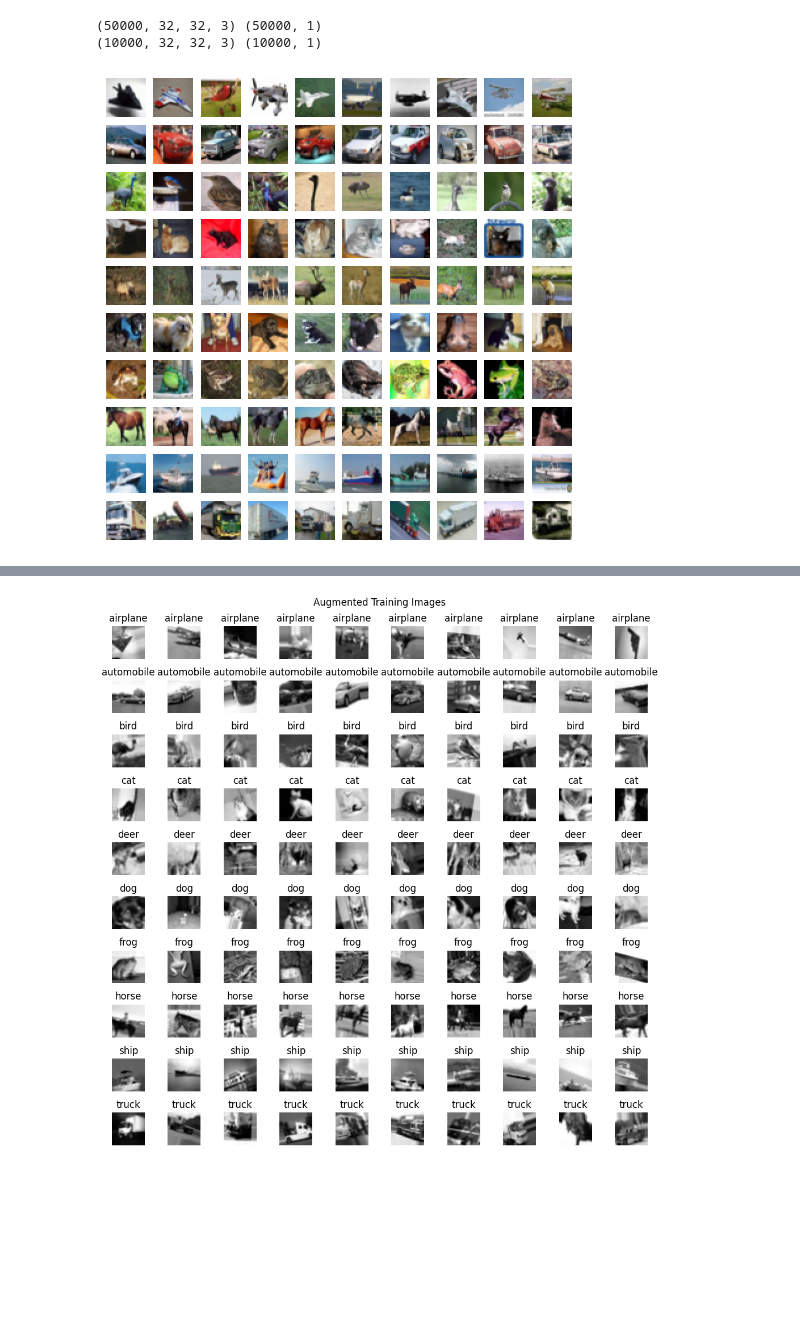
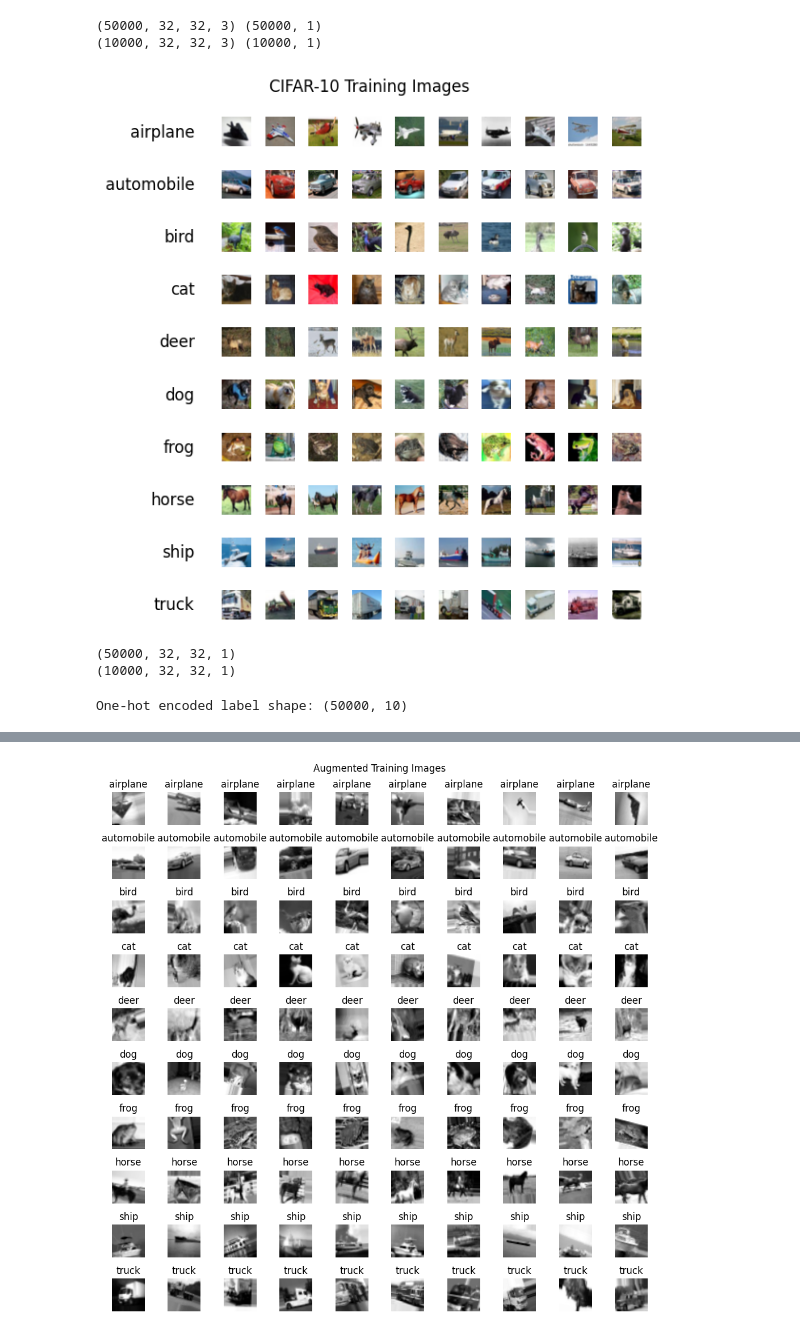
Before and after one commit to ironhack-labs/project-1-deep-learning-image-classification-with-cnn, a Jupyter notebook: Project-1_G5_Submission.ipynb, the cells around one changed output, grey strips where cells are left out. Cells and saved outputs as stored; diff of their text form; code cells hidden in the pictures; blank space fills up the shorter version.

```diff
--- a/Project-1_G5_Submission.ipynb
+++ b/Project-1_G5_Submission.ipynb
@@ -33,30 +31,38 @@ print(x_test.shape, y_test.shape)
 (50000, 32, 32, 3) (50000, 1)
 (10000, 32, 32, 3) (10000, 1)
 # %%
-# Visualize the images in the CIFAR-10 dataset
-
-# Define a list with all the class labels
+# Define a list with all the class labels for CIFAR-10
 classes = ["airplane", "automobile", "bird", "cat", "deer", "dog", "frog", "horse", "ship", "truck"]
 
-# Initialize the figure
-plt.figure(figsize=(6, 6))
+# Function to visualize color images from CIFAR-10 dataset with correct labeling
+def visualize_color_images_with_labels(images, labels, classes, images_per_class=10, title="CIFAR-10 Images"):
+    num_classes = len(classes)
+    total_images = num_classes * images_per_class
 
-image_count = 0
+    plt.figure(figsize=(6, 6))
+    image_count = 0
 
-# Loop through class labels to pick 10 images per class
-for class_index, class_name in enumerate(classes):
-    class_images = x_train[y_train.flatten() == class_index][:10]
+    # Loop through class labels to pick images_per_class images per class
+    for class_index, class_name in enumerate(classes):
+        class_images = images[labels.flatten() == class_index][:images_per_class]
 
- # Loop through the images, arranging them in 10 x 10
-    for img in class_images:
-        plt.subplot(10, 10, image_count + 1)
-        plt.imshow(img)
-        plt.axis('off')
-        if image_count % 10 == 0:
-            plt.ylabel(class_name, rotation=0, size='large', labelpad=50)
-        image_count += 1
+        # Loop through the images, arranging them dynamically
+        for img in class_images:
+            plt.subplot(num_classes, images_per_class, image_count + 1)
+            plt.imshow(img)
+            plt.axis('off')
 
-# Show the images
-plt.show()
+            # Add class label to the left side of each row
+            if image_count % images_per_class == 0:
+                plt.text(-30, 32 // 2, class_name, rotation=0, size='large', va='center', ha='right')
+
+            image_count += 1
+
+    plt.suptitle(title)
+    plt.tight_layout()
+    plt.show()
+
+# Visualize color images from the CIFAR-10 training set
+visualize_color_images_with_labels(x_train, y_train, classes, images_per_class=10, title="CIFAR-10 Training Images")
 # %% [output]
-[figure, old version]
+[figure, new version]
@@ -82,0 +69,20 @@ datagen = ImageDataGenerator(
+# %%
+# Data Augmentation:
+
+# Convert images to grayscale
+
+grayscale_x_train = tf.image.rgb_to_grayscale(x_train)
+grayscale_x_test = tf.image.rgb_to_grayscale(x_test)
+
+print(grayscale_x_train.shape)
+print(grayscale_x_test.shape)
+
+# Create augmentation layer for model (used further down)
+
+data_augmentation = Sequential([
+layers.RandomFlip("horizontal_and_vertical"),
+layers.RandomRotation(0.2),
+])
+# %% [output]
+(50000, 32, 32, 1)
+(10000, 32, 32, 1)
@@ -82,0 +93,10 @@ datagen = ImageDataGenerator(
+# %%
+from tensorflow.keras.utils import to_categorical
+
+# One-hot encode the labels
+y_train = to_categorical(y_train, 10)
+y_test = to_categorical(y_test, 10)
+
+print(f"One-hot encoded label shape: {y_train.shape}")
+# %% [output]
+One-hot encoded label shape: (50000, 10)
```
Also changed, not shown: parts of 10 cells of this notebook.
